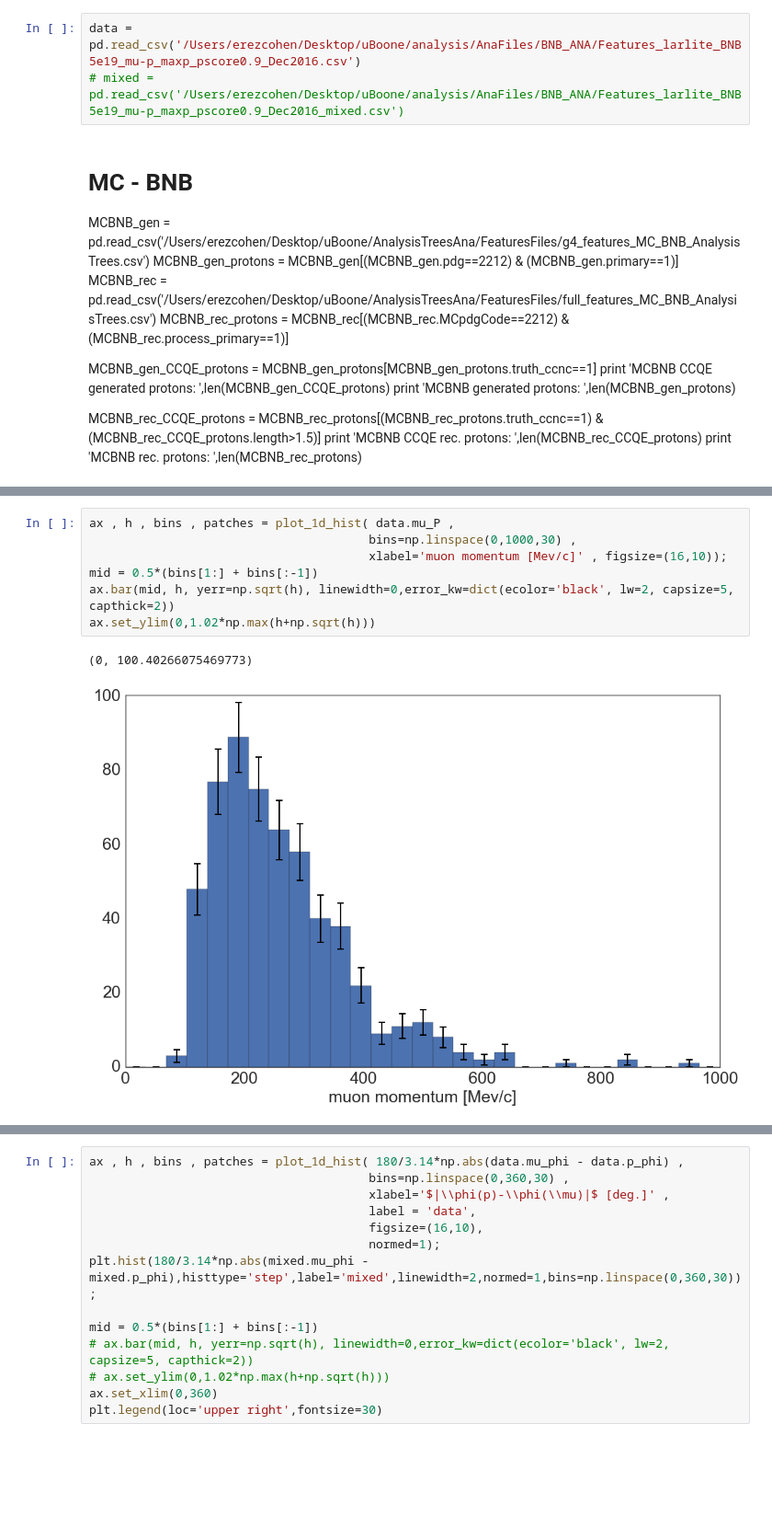
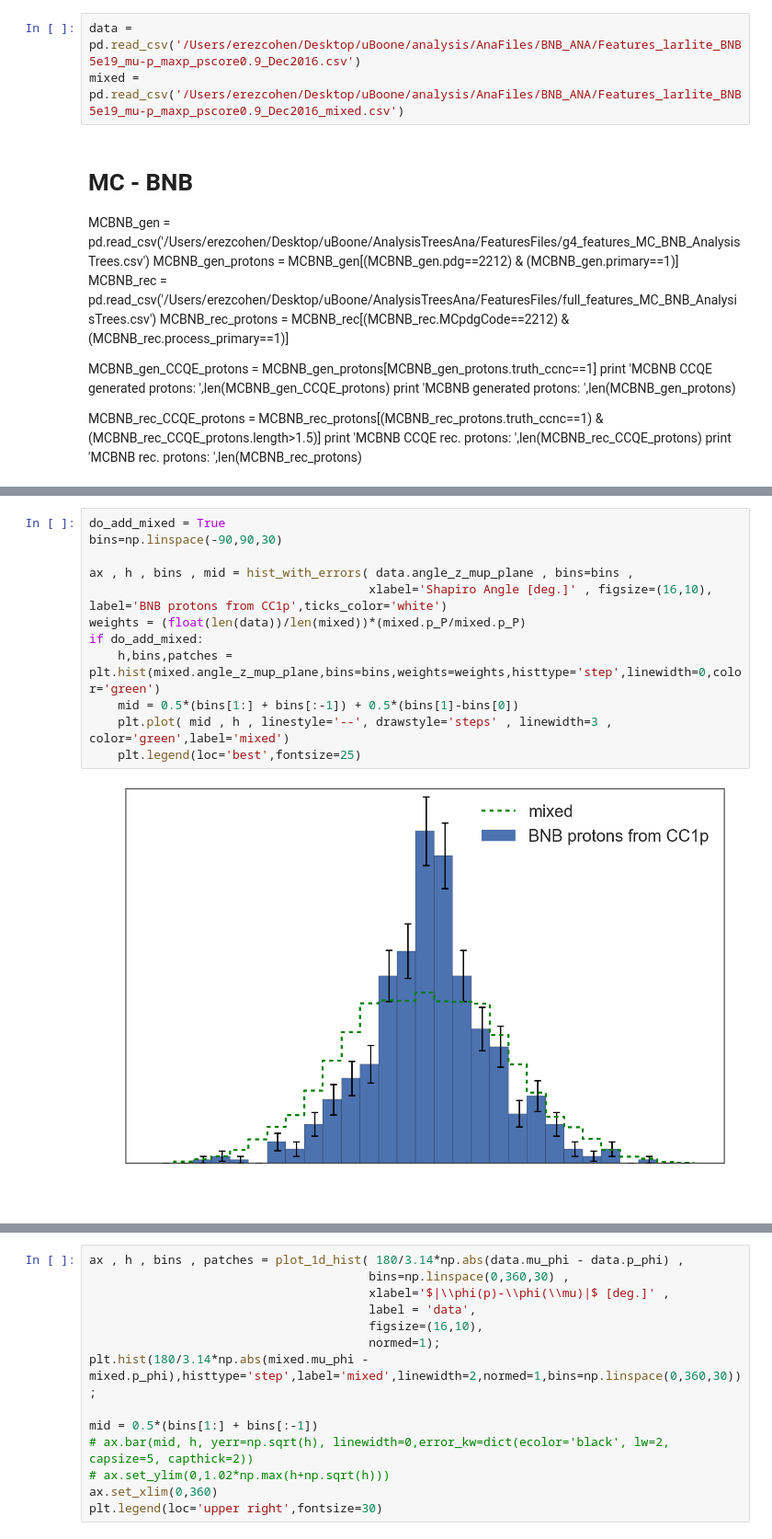
Before and after one commit to erezcoh4/AnalysisTreesInformation, a Jupyter notebook: AnaTreesPackage/notebooks/CCQE_events_anafile_plos.ipynb, the cells around one changed output, grey strips where cells are left out. Shown at 92% size. Drawn from its saved outputs; the diff is of its cells as text; blank space fills up the shorter version.

```diff
--- a/AnaTreesPackage/notebooks/CCQE_events_anafile_plos.ipynb
+++ b/AnaTreesPackage/notebooks/CCQE_events_anafile_plos.ipynb
@@ -5,6 +11,6 @@ from notebooks_tools import *
 # %%
 data = pd.read_csv('/Users/erezcohen/Desktop/uBoone/analysis/AnaFiles/BNB_ANA/Features_larlite_BNB5e19_mu-p_maxp_pscore0.9_Dec2016.csv')
-# mixed = pd.read_csv('/Users/erezcohen/Desktop/uBoone/analysis/AnaFiles/BNB_ANA/Features_larlite_BNB5e19_mu-p_maxp_pscore0.9_Dec2016_mixed.csv')
+mixed = pd.read_csv('/Users/erezcohen/Desktop/uBoone/analysis/AnaFiles/BNB_ANA/Features_larlite_BNB5e19_mu-p_maxp_pscore0.9_Dec2016_mixed.csv')
 # %% [markdown]
 # MC - BNB
 MCBNB_gen = pd.read_csv('/Users/erezcohen/Desktop/uBoone/AnalysisTreesAna/FeaturesFiles/g4_features_MC_BNB_AnalysisTrees.csv')
@@ -35,10 +53,14 @@ ax.set_xlim(0,1600)
-# %%
-ax , h , bins , patches = plot_1d_hist( data.mu_P ,
-                                       bins=np.linspace(0,1000,30) ,
-                                       xlabel='muon momentum [Mev/c]' , figsize=(16,10));
-mid = 0.5*(bins[1:] + bins[:-1])
-ax.bar(mid, h, yerr=np.sqrt(h), linewidth=0,error_kw=dict(ecolor='black', lw=2, capsize=5, capthick=2))
-ax.set_ylim(0,1.02*np.max(h+np.sqrt(h)))
-# %% [output]
-(0, 100.40266075469773)
-[figure, removed]
+# %%
+do_add_mixed = True
+bins=np.linspace(-90,90,30)
+
+ax , h , bins , mid = hist_with_errors( data.angle_z_mup_plane , bins=bins ,
+                                       xlabel='Shapiro Angle [deg.]' , figsize=(16,10), label='BNB protons from CC1p',ticks_color='white')
+weights = (float(len(data))/len(mixed))*(mixed.p_P/mixed.p_P)
+if do_add_mixed:
+    h,bins,patches = plt.hist(mixed.angle_z_mup_plane,bins=bins,weights=weights,histtype='step',linewidth=0,color='green')
+    mid = 0.5*(bins[1:] + bins[:-1]) + 0.5*(bins[1]-bins[0])
+    plt.plot( mid , h , linestyle='--', drawstyle='steps' , linewidth=3 , color='green',label='mixed')
+    plt.legend(loc='best',fontsize=25)
+# %% [output]
+[figure, added]
```
Also changed, not shown: parts of 6 cells of this notebook, 6 other files.
